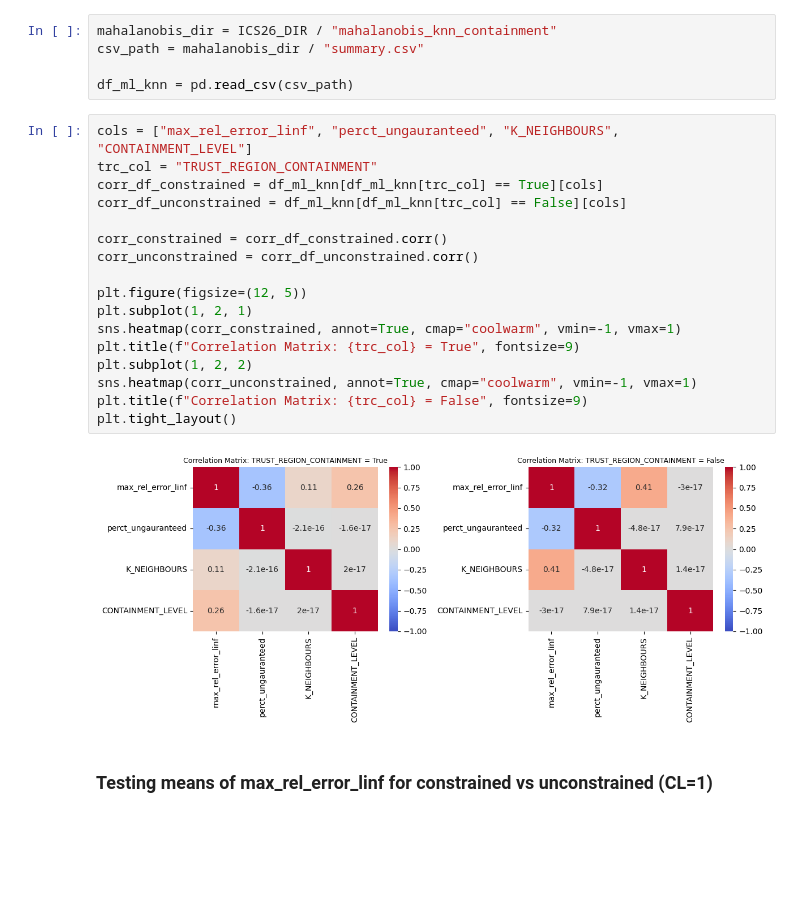
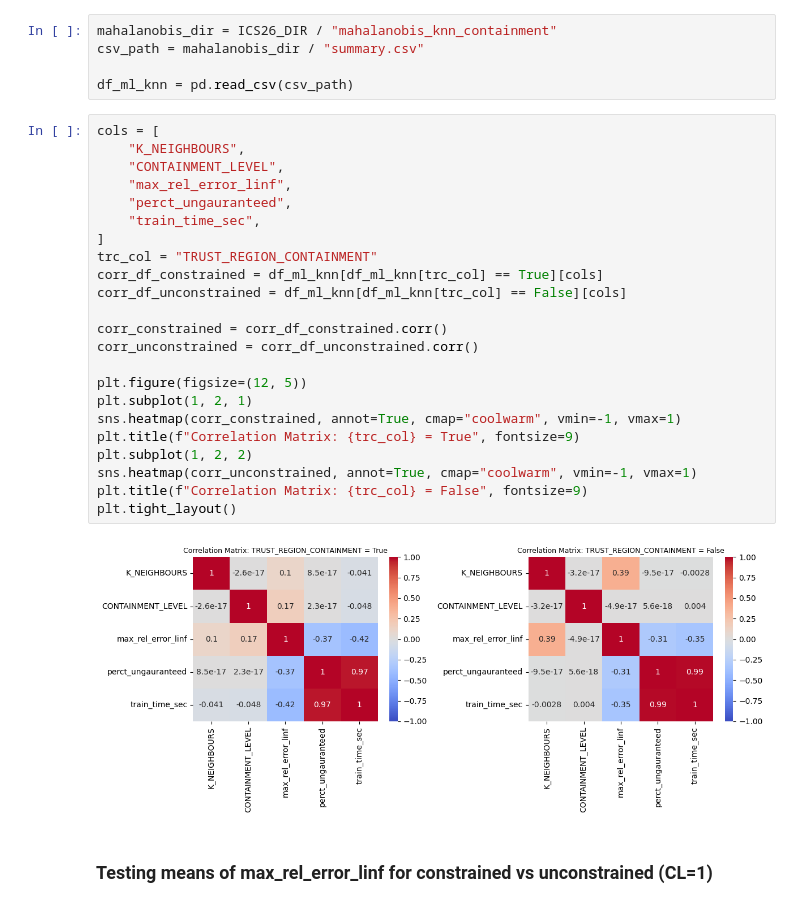
Before and after one commit to ut-padas/affini, a Jupyter notebook: ics26_eda.ipynb, the cells around one changed output. Saved outputs shown, nothing was run; the diff lists cells and outputs as text; blank space fills up the shorter version.

```diff
--- a/ics26_eda.ipynb
+++ b/ics26_eda.ipynb
@@ -312,24 +331,30 @@ csv_path = mahalanobis_dir / "summary.csv"
 
 df_ml_knn = pd.read_csv(csv_path)
 # %%
-cols = ["max_rel_error_linf", "perct_ungauranteed", "K_NEIGHBOURS", "CONTAINMENT_LEVEL"]
+cols = [
+    "K_NEIGHBOURS",
+    "CONTAINMENT_LEVEL",
+    "max_rel_error_linf",
+    "perct_ungauranteed",
+    "train_time_sec",
+]
 trc_col = "TRUST_REGION_CONTAINMENT"
 corr_df_constrained = df_ml_knn[df_ml_knn[trc_col] == True][cols]
 corr_df_unconstrained = df_ml_knn[df_ml_knn[trc_col] == False][cols]
 
 corr_constrained = corr_df_constrained.corr()
 corr_unconstrained = corr_df_unconstrained.corr()
 
 plt.figure(figsize=(12, 5))
 plt.subplot(1, 2, 1)
 sns.heatmap(corr_constrained, annot=True, cmap="coolwarm", vmin=-1, vmax=1)
 plt.title(f"Correlation Matrix: {trc_col} = True", fontsize=9)
 plt.subplot(1, 2, 2)
 sns.heatmap(corr_unconstrained, annot=True, cmap="coolwarm", vmin=-1, vmax=1)
 plt.title(f"Correlation Matrix: {trc_col} = False", fontsize=9)
 plt.tight_layout()
 # %% [output]
-[figure, old version]
+[figure, new version]
 # %% [markdown]
 ### Testing means of max_rel_error_linf for constrained vs unconstrained (CL=1)
 # %%
```
Also changed, not shown: parts of 15 cells of this notebook, 3 other files.
